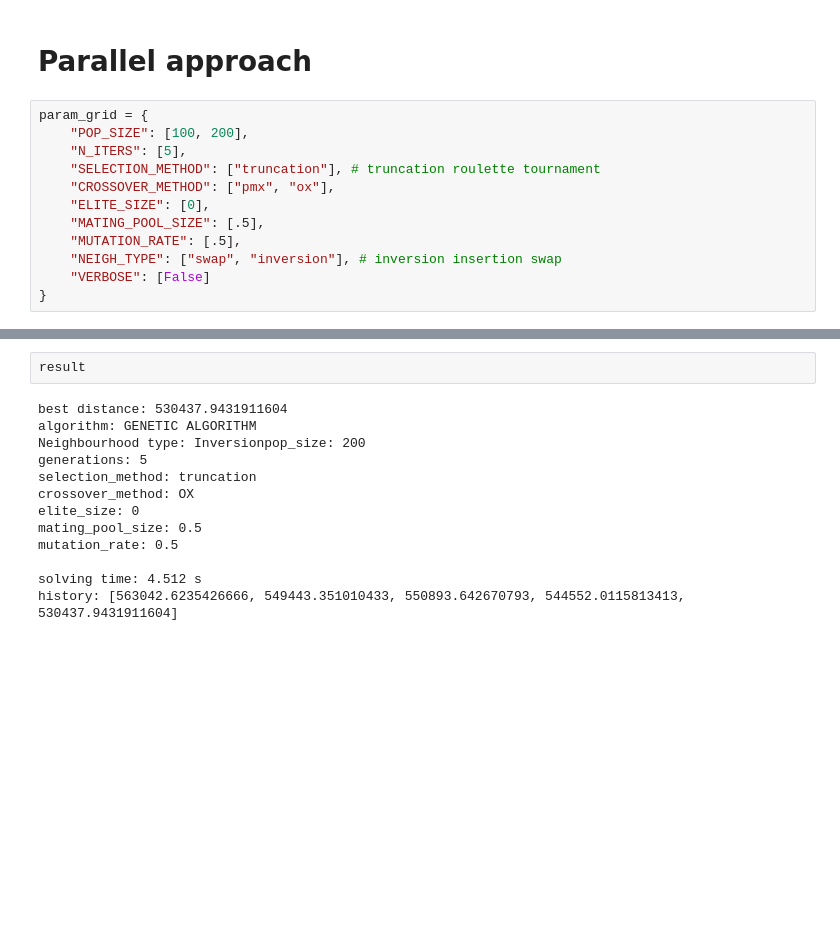
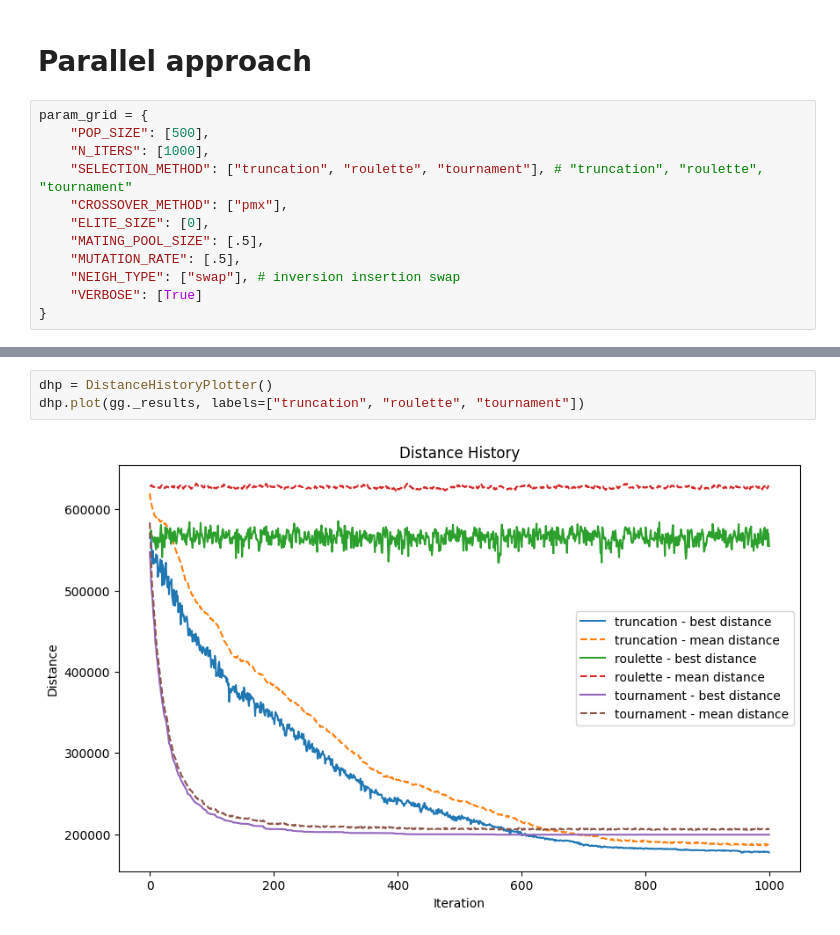
Before and after one commit to PanNorek/essa-tsp-metaheuristics, a Jupyter notebook: notebooks/GA-template.ipynb, the cells around one changed output, grey strips where cells are left out. Cells and saved outputs as stored; diff of their text form; blank space fills up the shorter version.

```diff
--- a/notebooks/GA-template.ipynb
+++ b/notebooks/GA-template.ipynb
@@ -120,15 +120,15 @@ dhp.plot(results, labels=SELECTION_METHOD)
 # Parallel approach
 # %%
 param_grid = {
-    "POP_SIZE": [100, 200],
-    "N_ITERS": [5],
-    "SELECTION_METHOD": ["truncation"], # truncation roulette tournament
-    "CROSSOVER_METHOD": ["pmx", "ox"],
+    "POP_SIZE": [500],
+    "N_ITERS": [1000],
+    "SELECTION_METHOD": ["truncation", "roulette", "tournament"], # "truncation", "roulette", "tournament"
+    "CROSSOVER_METHOD": ["pmx"],
     "ELITE_SIZE": [0],
     "MATING_POOL_SIZE": [.5],
     "MUTATION_RATE": [.5],
-    "NEIGH_TYPE": ["swap", "inversion"], # inversion insertion swap
-    "VERBOSE": [False]
+    "NEIGH_TYPE": ["swap"], # inversion insertion swap
+    "VERBOSE": [True]
 }
 # %%
 gg = GridSearchGA(param_grid=param_grid, n_jobs=-1)
@@ -139,15 +154,5 @@ BrokenProcessPool: A result has failed to un-serialize. Please ensure that the o
-# %%
-result
-# %% [output]
-best distance: 530437.9431911604
-algorithm: GENETIC ALGORITHM
-Neighbourhood type: Inversionpop_size: 200
-generations: 5
-selection_method: truncation
-crossover_method: OX
-elite_size: 0
-mating_pool_size: 0.5
-mutation_rate: 0.5
-
-solving time: 4.512 s
-history: [563042.6235426666, 549443.351010433, 550893.642670793, 544552.0115813413, 530437.9431911604]
+# %%
+dhp = DistanceHistoryPlotter()
+dhp.plot(gg._results, labels=["truncation", "roulette", "tournament"])
+# %% [output]
+[figure, added]
```
Also changed, not shown: parts of 8 cells of this notebook, 7 other files.
